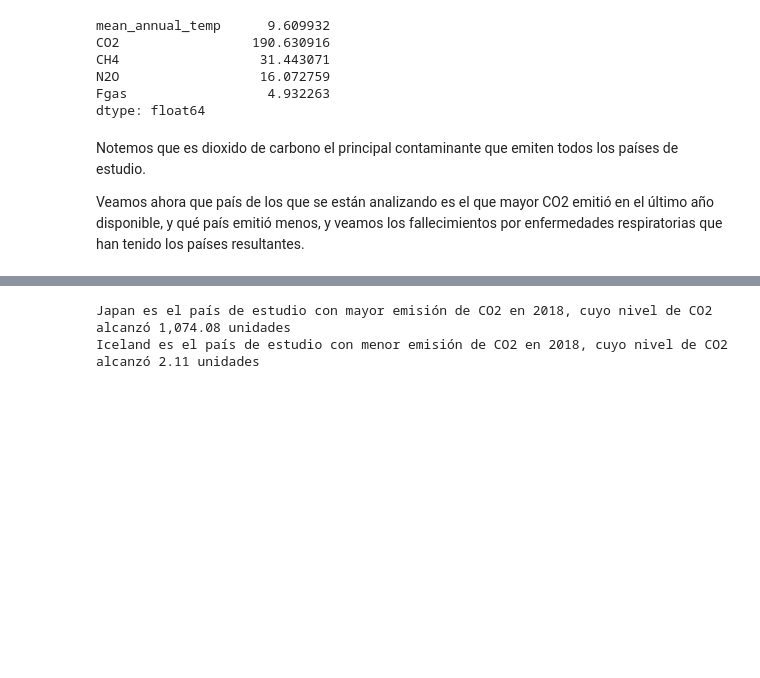
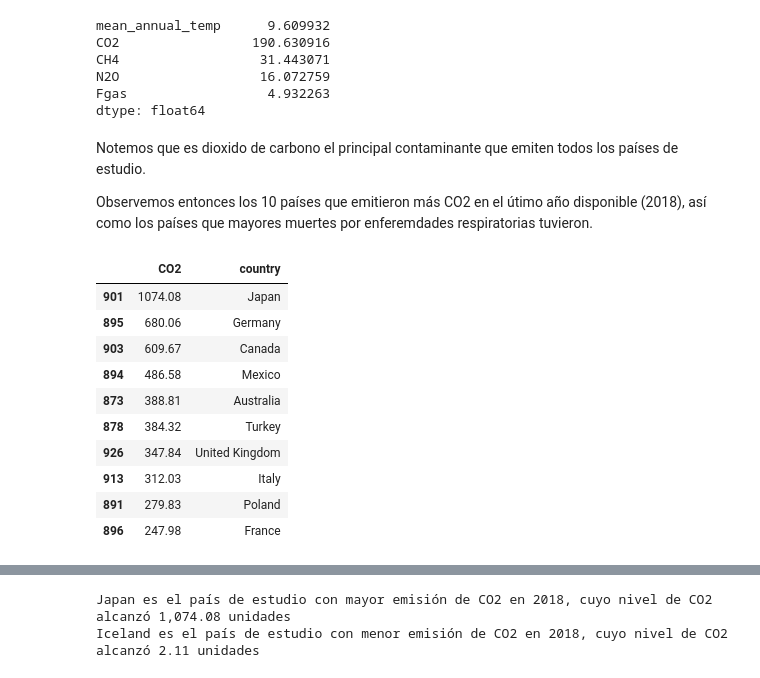
Before and after one commit to POF77/BEDU.M2.Proyecto, a Jupyter notebook: Proyecto_BEDU.ipynb, the cells around one changed output, grey strips where cells are left out. Drawn from its saved outputs; the diff is of its cells as text; code cells hidden in the pictures; blank space fills up the shorter version.

```diff
--- a/Proyecto_BEDU.ipynb
+++ b/Proyecto_BEDU.ipynb
@@ -373,4 +401,23 @@ dtype: float64
 # %% [markdown]
 Notemos que es dioxido de carbono el principal contaminante que emiten todos los países de estudio.
 
-Veamos ahora que país de los que se están analizando es el que mayor CO2 emitió en el último año disponible, y qué país emitió menos, y veamos los fallecimientos por enfermedades respiratorias que han tenido los países resultantes.
+Observemos entonces los 10 países que emitieron más CO2 en el útimo año disponible (2018), así como los países que mayores muertes por enferemdades respiratorias tuvieron.
+# %%
+#Extraemos los países y las variables de interés con datos del último año disponible (2018)
+countries_2018 = df[df["year"] == 2018][["country","CO2", "total_respiratory_diseases", "total_diseases_percent"]]
+# %%
+#Top 10 de paíse con mayores emisiones de CO2 en 2018
+top_10_co2 = countries_2018[["CO2","country"]].sort_values(by = "CO2", ascending = False).head(10)
+top_10_co2
+# %% [output]
+|  | CO2 | country |
+| 901 | 1074.08 | Japan |
+| 895 | 680.06 | Germany |
+| 903 | 609.67 | Canada |
+| 894 | 486.58 | Mexico |
+| 873 | 388.81 | Australia |
+| 878 | 384.32 | Turkey |
+| 926 | 347.84 | United Kingdom |
+| 913 | 312.03 | Italy |
+| 891 | 279.83 | Poland |
+| 896 | 247.98 | France |
```
Also changed, not shown: parts of 26 cells of this notebook.
